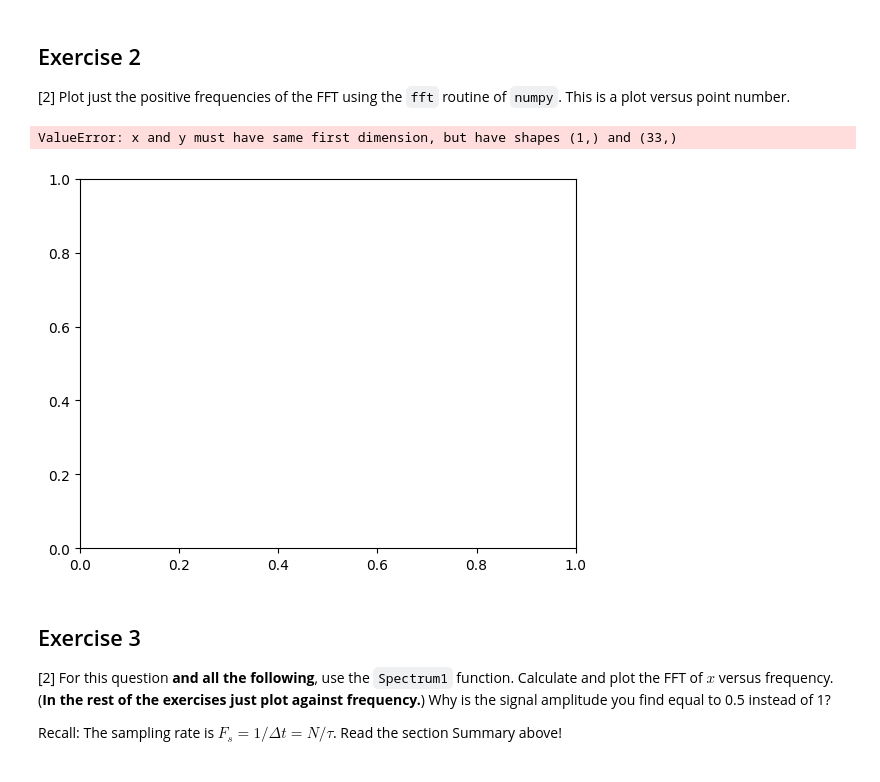
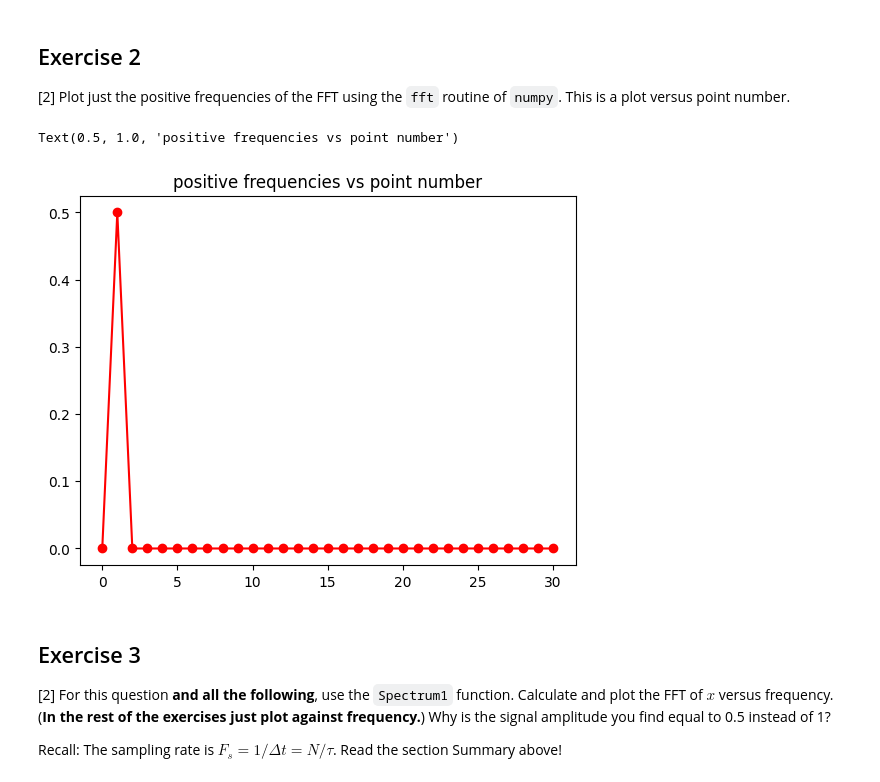
Before and after one commit to PX2145-2025/week-10-b-Anest-Cunliffe, a Jupyter notebook: FFT.ipynb, the cells around one changed output. Cells and saved outputs as stored; diff of their text form; code cells hidden in the pictures.

```diff
--- a/FFT.ipynb
+++ b/FFT.ipynb
@@ -325,35 +325,26 @@ plt.grid()
 
 ## Exercise 2
 [2] Plot just the positive frequencies of the FFT using the `fft` routine of `numpy`. This is a plot versus point number.
-# %%
-#2
-def Spectrum1(x, Fs):
-    '''
-    One-sided amplitude spectrum of x(t).
-    '''
-    N = len(x) # length of the signal
-    frq = (float(Fs)/N)*np.arange(0, N/2+1) # one-sided frequency range
-    X = fft(x)/N # fft computing and normalization
-    X = X[0:N//2+1] # take just positive values
-    # (in python3, // ensures integer division)
-
-    # frq is array of actual frequencies
-    # X is complex array of amplitudes
-    return frq , X
-
-N_2= 50
-tau_2=10
-Fs= N_2/tau_2
-t_2= np.linspace(0, tau_2, N_2, endpoint=False)
-f_2=0.2
-x_2 = np.cos(2*np.pi*f_2*t_2)
-
-frq, X = Spectrum1(x, Fs)
-bins= len(X)
-plt.plot(bins, frq)
-# %% [output]
-ValueError: x and y must have same first dimension, but have shapes (1,) and (33,)
-[figure, removed]
+# %%
+#2
+X = fft(x)/N # fft computing and normalization
+dt=tau/N
+f=np.fft.fftfreq(N,dt)
+x_abs= np.abs(X)
+f_pos= f>=0
+f_plot=f[f_pos]
+x_abs_plt=x_abs[f_pos]
+sort_indicies=np.argsort(f_plot)
+f_plot=f_plot[sort_indicies]
+x_abs_plt=x_abs_plt[sort_indicies]
+f_final=f_plot[f_plot>0]
+x_abs_final=x_abs_plt[f_plot>0]
+plt.figure()
+plt.plot(x_abs_final, '-ro')
+plt.title('positive frequencies vs point number')
+# %% [output]
+Text(0.5, 1.0, 'positive frequencies vs point number')
+[figure, added]
 # %% [markdown]
 ## Exercise 3
 
```
Also changed, not shown: parts of 10 cells of this notebook.
